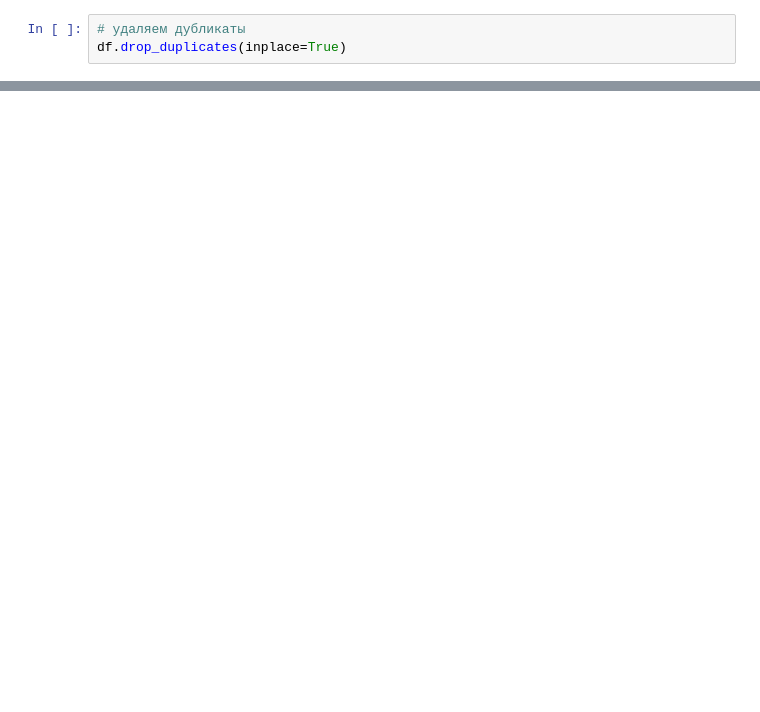
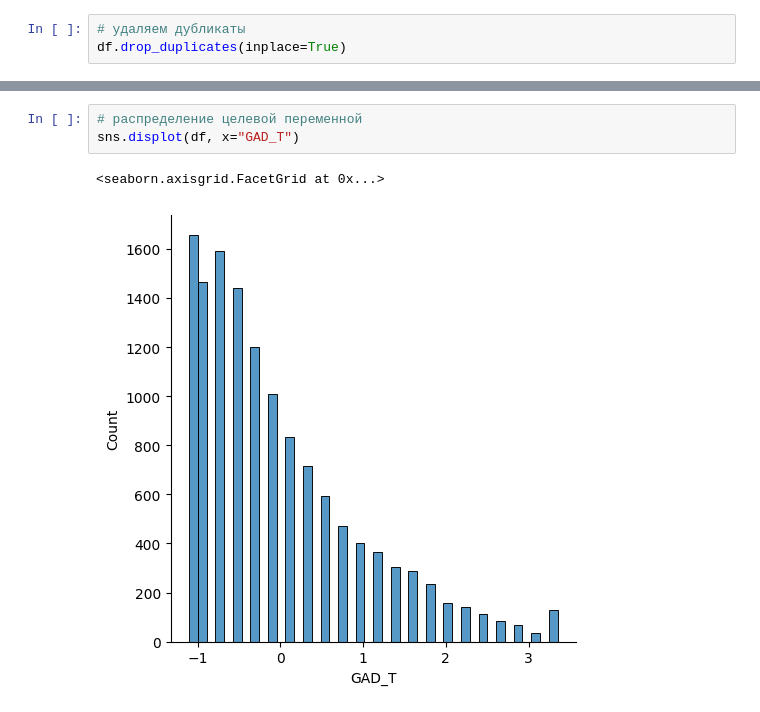
Before and after one commit to aubergeeen/ML_final_project, a Jupyter notebook: ml-fin.ipynb, the cells around one changed output, grey strips where cells are left out. Drawn from its saved outputs; the diff is of its cells as text; blank space fills up the shorter version.

```diff
--- a/ml-fin.ipynb
+++ b/ml-fin.ipynb
@@ -164,0 +255,6 @@ print(same_thing)
+# %%
+# распределение целевой переменной
+sns.displot(df, x="GAD_T")
+# %% [output]
+<seaborn.axisgrid.FacetGrid at 0x...>
+[figure, added]
```
Also changed, not shown: parts of 48 cells of this notebook.
